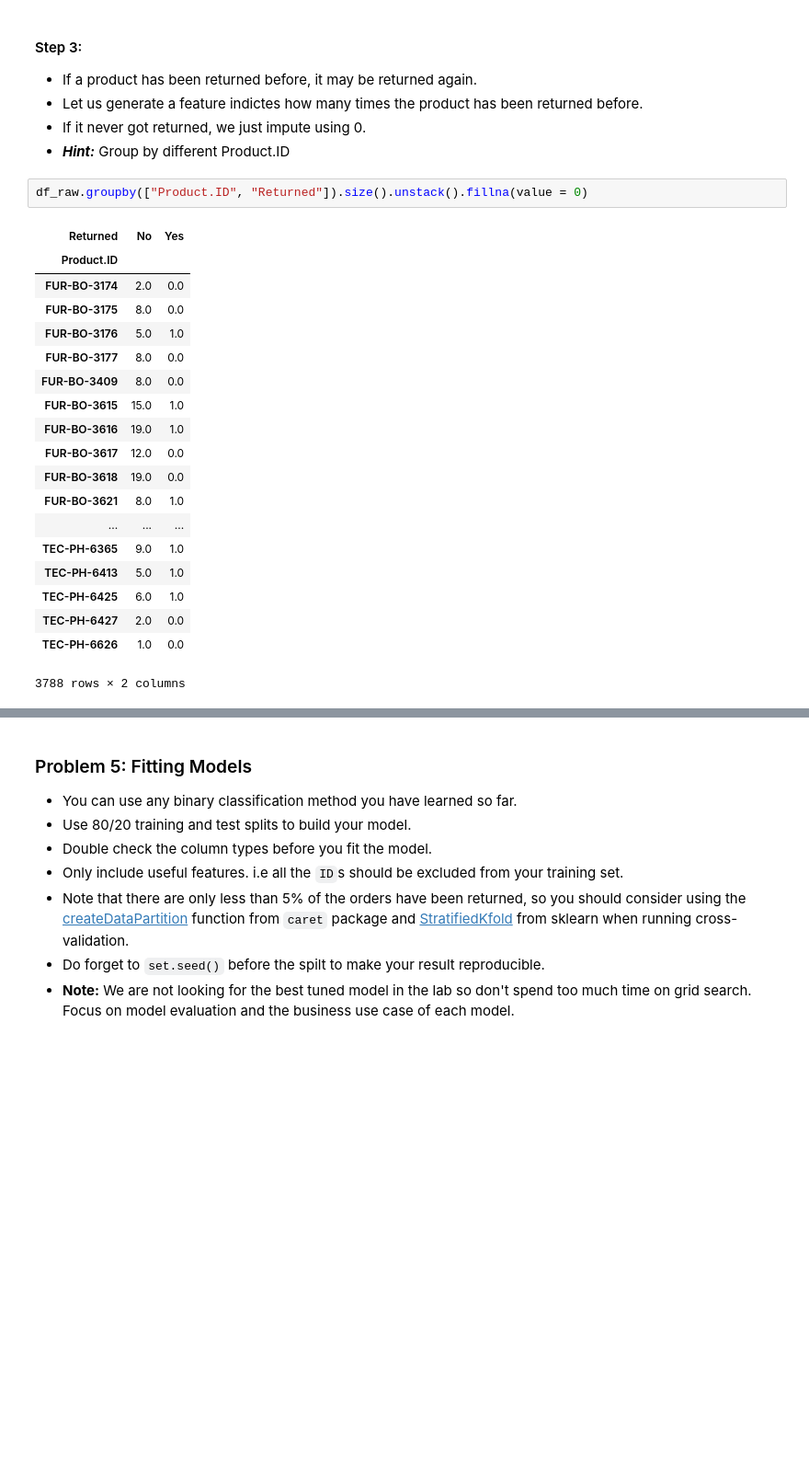
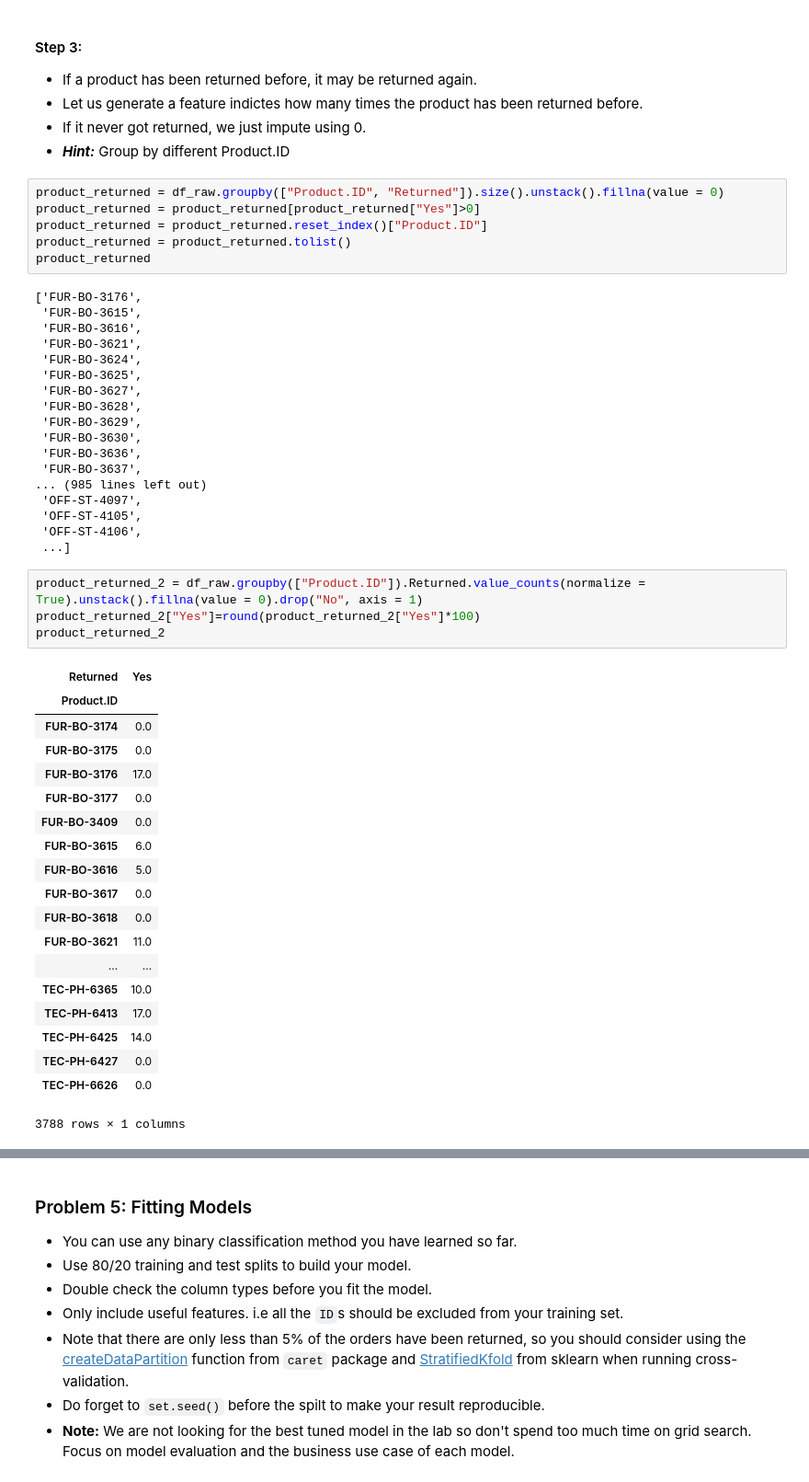
Before and after one commit to bbzou/ML_Lab, a Jupyter notebook: Lab_1_Luana.ipynb, the cells around one changed output, grey strips where cells are left out. Shown at 92% size. Saved outputs shown, nothing was run; the diff lists cells and outputs as text; blank space fills up the shorter version.

```diff
--- a/Lab_1_Luana.ipynb
+++ b/Lab_1_Luana.ipynb
@@ -380,24 +380,50 @@ df_raw
 - If it never got returned, we just impute using 0.
 - ***Hint:*** Group by different Product.ID
 # %%
-df_raw.groupby(["Product.ID", "Returned"]).size().unstack().fillna(value = 0)
+product_returned = df_raw.groupby(["Product.ID", "Returned"]).size().unstack().fillna(value = 0)
+product_returned = product_returned[product_returned["Yes"]>0]
+product_returned = product_returned.reset_index()["Product.ID"]
+product_returned = product_returned.tolist()
+product_returned
 # %% [output]
-| Returned | No | Yes |
-| Product.ID |  |  |
-| FUR-BO-3174 | 2.0 | 0.0 |
-| FUR-BO-3175 | 8.0 | 0.0 |
-| FUR-BO-3176 | 5.0 | 1.0 |
-| FUR-BO-3177 | 8.0 | 0.0 |
-| FUR-BO-3409 | 8.0 | 0.0 |
-| FUR-BO-3615 | 15.0 | 1.0 |
-| FUR-BO-3616 | 19.0 | 1.0 |
-| FUR-BO-3617 | 12.0 | 0.0 |
-| FUR-BO-3618 | 19.0 | 0.0 |
-| FUR-BO-3621 | 8.0 | 1.0 |
-| ... | ... | ... |
-| TEC-PH-6365 | 9.0 | 1.0 |
-| TEC-PH-6413 | 5.0 | 1.0 |
-| TEC-PH-6425 | 6.0 | 1.0 |
-| TEC-PH-6427 | 2.0 | 0.0 |
-| TEC-PH-6626 | 1.0 | 0.0 |
-3788 rows × 2 columns
+['FUR-BO-3176',
+ 'FUR-BO-3615',
+ 'FUR-BO-3616',
+ 'FUR-BO-3621',
+ 'FUR-BO-3624',
+ 'FUR-BO-3625',
+ 'FUR-BO-3627',
+ 'FUR-BO-3628',
+ 'FUR-BO-3629',
+ 'FUR-BO-3630',
+ 'FUR-BO-3636',
+ 'FUR-BO-3637',
+... (985 lines left out)
+ 'OFF-ST-4097',
+ 'OFF-ST-4105',
+ 'OFF-ST-4106',
+ ...]
+# %%
+product_returned_2 = df_raw.groupby(["Product.ID"]).Returned.value_counts(normalize = True).unstack().fillna(value = 0).drop("No", axis = 1)
+product_returned_2["Yes"]=round(product_returned_2["Yes"]*100)
+product_returned_2
+# %% [output]
+| Returned | Yes |
+| Product.ID |  |
+| FUR-BO-3174 | 0.0 |
+| FUR-BO-3175 | 0.0 |
+| FUR-BO-3176 | 17.0 |
+| FUR-BO-3177 | 0.0 |
+| FUR-BO-3409 | 0.0 |
+| FUR-BO-3615 | 6.0 |
+| FUR-BO-3616 | 5.0 |
+| FUR-BO-3617 | 0.0 |
+| FUR-BO-3618 | 0.0 |
+| FUR-BO-3621 | 11.0 |
+| ... | ... |
+| TEC-PH-6365 | 10.0 |
+| TEC-PH-6413 | 17.0 |
+| TEC-PH-6425 | 14.0 |
+| TEC-PH-6427 | 0.0 |
+| TEC-PH-6626 | 0.0 |
+3788 rows × 1 columns
```
Also changed, not shown: parts of 15 cells of this notebook.
